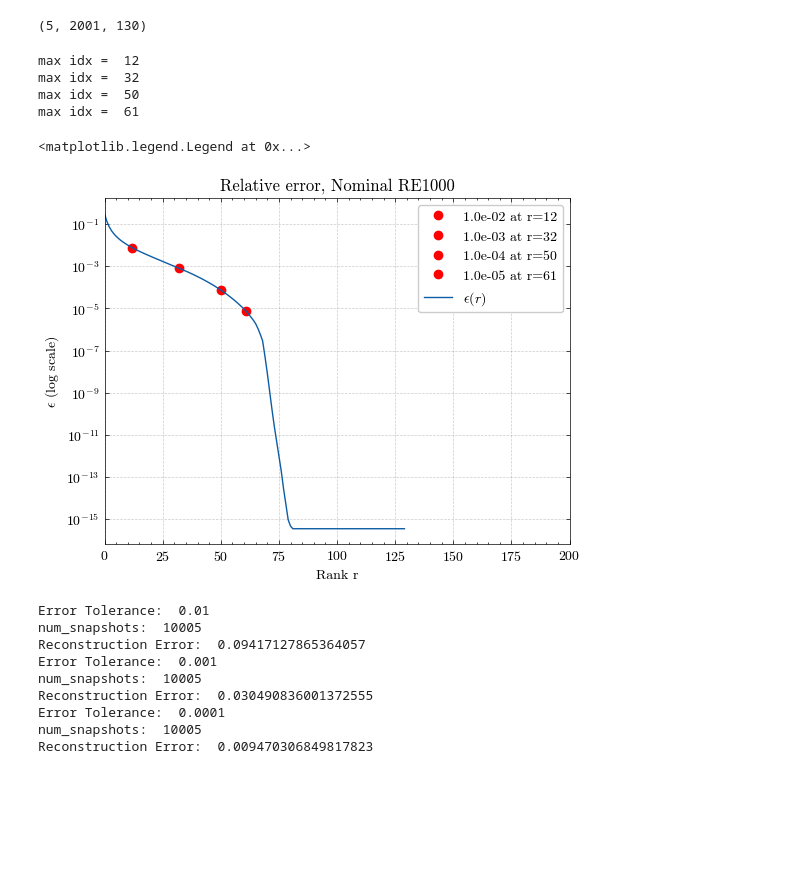
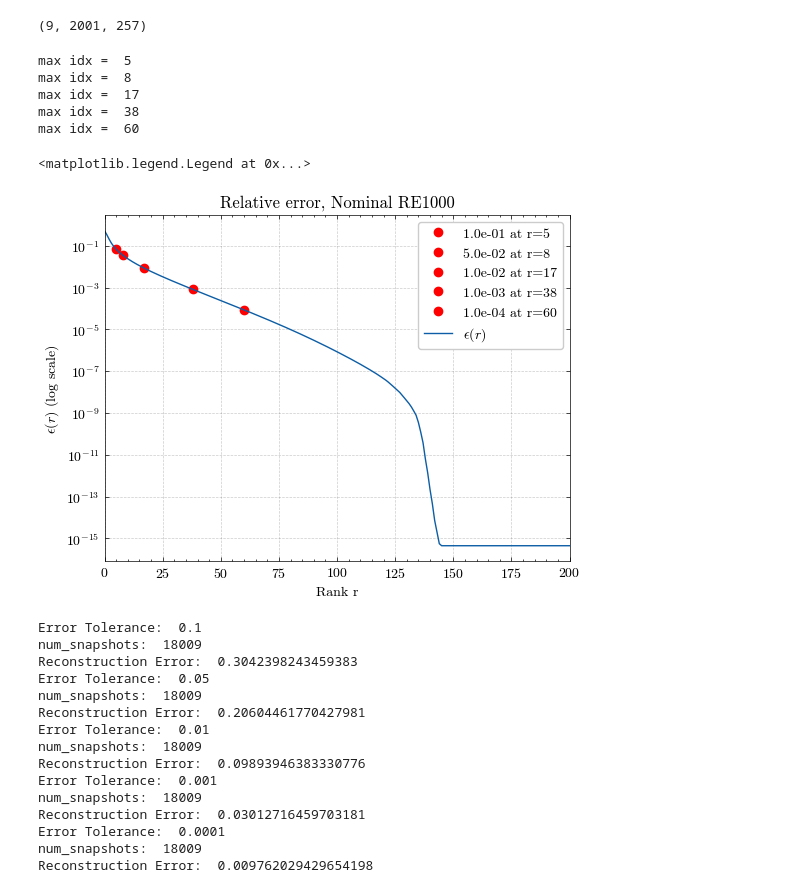
Before and after one commit to jinyi12/UnimodalSROB, a Jupyter notebook: src/OpInfTest_burgers_err_analysis.ipynb, the cells around one changed output. Saved outputs shown, nothing was run; the diff lists cells and outputs as text; code cells hidden in the pictures; blank space fills up the shorter version.

```diff
--- a/src/OpInfTest_burgers_err_analysis.ipynb
+++ b/src/OpInfTest_burgers_err_analysis.ipynb
@@ -11,7 +11,9 @@ from operators import ckron, ckron_indices
 import scienceplots
 plt.style.use(["science", "no-latex", "grid"])
 # %%
-mus = [1.1, 1.05, 1, 0.95, 0.9]
+# mus = [1.1, 1.05, 1, 0.95, 0.9]
+mus = [0.4, 0.5, 0.6, 0.7, 0.8, 0.9, 1.0, 1.1, 1.2]
+mu_test = 0.98
 # Load data
 
 p = 2
@@ -20,7 +22,7 @@ dt = 1e-3
 T_end = 2
 
 config = {
-    "N": 2**7 + 1 + 1,
+    "N": 2**8 + 1,
     "dt": 1e-3,
     "T_end": T_end,
     "mus": list(mus),
@@ -31,7 +33,7 @@ config = {
         "modelform": "LQC",
         "modeltime": "continuous",
         "dt": dt,
-        "ddt_order": "BE",
+        "ddt_order": "4c",
         "p": p, # polynomial order
         "lambda1": 5e-2,
         "lambda2": 5e-2,
@@ -41,14 +43,22 @@ config = {
 }
 # %%
 Train_T = int(T_end/dt)
-X_all = np.load("../examples/burgers/burgersFEniCSx_u_sol_all_RE1000.npy")[:, :Train_T+1, :]
+# X_all = np.load("../examples/burgers/burgersFEniCSx_u_sol_all_RE1000.npy")[:, :Train_T+1, :]
+X_all = np.load("../examples/burgers/burgersFEniCSx_u_sol_all_RE1000_mu0.4_0.1_1.2_256.npy")[:, :Train_T+1, :]
+# X_all = np.load("../examples/burgers/burgersFEniCSx_u_sol_all_RE10000_mu0.4_0.1_1.2_256.npy")[:, :Train_T+1, :]
+X_all_test = np.load(
+    "/home/jy384/projects/UnimodalSROB/examples/burgers/burgersFEniCSx_u_sol_RE1000_mu0.98_256.npy"
+)[0]
+# X_all_test = np.load(
+#     "/home/jy384/projects/UnimodalSROB/examples/burgers/burgersFEniCSx_u_sol_RE10000_mu0.98_256.npy"
+# )[0]
 # X_all = np.load("../examples/burgers/burgersFEniCSx_u_sol_all_RE100.npy")
 print(X_all.shape)
 
 tolerance = 1e-10
 X_all[np.isclose(X_all, 0, atol=tolerance)] = 0
 # %% [output]
-(5, 2001, 130)
+(9, 2001, 257)
 # %%
 import numpy as np
 
@@ -161,7 +171,8 @@ def rhs(t, state, operators, multi_indices, modelform, input_func=None):
 
     return out
 # %%
-err_tols = [1e-2, 1e-3, 1e-4, 1e-5]
+err_tols = [1e-1, 5e-2, 1e-2, 1e-3, 1e-4]
+# err_tols = [1e-1, 5e-2, 3e-2, 1e-2]
 max_idx_lst = []
 # mus = [0.01] # only one mu for now
 
@@ -175,8 +186,8 @@ for err_tol in err_tols:
     X = np.concatenate([X_all[i, :, :] for i in range(Mp)], axis=0).T
 
     # X_ref is the reference state which is just defined as the mean of the snapshots
-    # X_ref = np.mean(X, axis=1)[:, None]
-    X_ref = np.zeros((X.shape[0], 1))
+    X_ref = np.mean(X, axis=1)[:, None]
+    # X_ref = np.zeros((X.shape[0], 1))
 
     # print("X = ", X.shape)
     # print("X_ref = ", X_ref.shape)
@@ -191,38 +202,39 @@ for err_tol in err_tols:
     rob_lst.append(U)
 
     # calculate the relative error
     rel_err_SVD = 1 - (np.cumsum(eigvals_SVD) / np.sum(eigvals_SVD))
     rel_err_SVD_lst.append(rel_err_SVD)
     # print("rel_err_SVD = \n", rel_err_SVD[:4])
 
     # print the first idx when it is less than 1e-4
     idx = np.where(rel_err_SVD < err_tol)[0][0] + 1
     idx_lst.append(idx)
 
 
     print("max idx = ", max(idx_lst))
     max_idx_lst.append(max(idx_lst))
 
     ax.plot(idx, rel_err_SVD[idx], 'ro', label=f"{err_tol:.1e} at r={idx}")
     ax.set_yscale('log')
     ax.set_ylabel("$\epsilon(r)$ (log scale)")
 
 ax.plot(rel_err_SVD_lst[0], label=f"$\epsilon(r)$")
 # set limit
 ax.set_xlim([0, 200])
 # ax.set_ylim([1e-13, 1e-3])
 # show grid
 ax.grid(True, alpha=0.2)
 ax.set_xlabel("Rank r")
 ax.set_title("Relative error, Nominal RE1000")
 ax.legend()
 # %% [output]
-max idx =  12
-max idx =  32
-max idx =  50
-max idx =  61
+max idx =  5
+max idx =  8
+max idx =  17
+max idx =  38
+max idx =  60
 <matplotlib.legend.Legend at 0x...>
-[figure, old version]
+[figure, new version]
 # %%
 # p = 3
 
@@ -231,7 +243,7 @@ Shat_lst = []
 
 energy_list = []
 
-for i in range(len(err_tols[:-1])):
+for i in range(len(err_tols)):
     # print(i)
     # Model parameters
     print("Error Tolerance: ", err_tols[i])
@@ -242,8 +254,8 @@ for i in range(len(err_tols[:-1])):
     num_snapshots = X.shape[1]
     print("num_snapshots: ", num_snapshots)
     # print("X = ", X.shape)
-    # X_ref = np.mean(X, axis=1)[:, None]
-    X_ref = np.zeros((X.shape[0]))[:, None]
+    X_ref = np.mean(X, axis=1)[:, None]
+    # X_ref = np.zeros((X.shape[0]))[:, None]
     X_centered = X - X_ref
 
     U, S, V = np.linalg.svd(X_centered, full_matrices=False)
@@ -261,13 +273,19 @@ for i in range(len(err_tols[:-1])):
     Vr_lst.append(Vr)
     Shat_lst.append(q)
 # %% [output]
+Error Tolerance:  0.1
+num_snapshots:  18009
+Reconstruction Error:  0.3042398243459383
+Error Tolerance:  0.05
+num_snapshots:  18009
+Reconstruction Error:  0.20604461770427981
 Error Tolerance:  0.01
-num_snapshots:  10005
-Reconstruction Error:  0.09417127865364057
+num_snapshots:  18009
+Reconstruction Error:  0.09893946383330776
 Error Tolerance:  0.001
-num_snapshots:  10005
-Reconstruction Error:  0.030490836001372555
+num_snapshots:  18009
+Reconstruction Error:  0.03012716459703181
 Error Tolerance:  0.0001
-num_snapshots:  10005
-Reconstruction Error:  0.009470306849817823
+num_snapshots:  18009
+Reconstruction Error:  0.009762029429654198
 # %%
```
Also changed, not shown: parts of 5 cells of this notebook, 16 other files.
